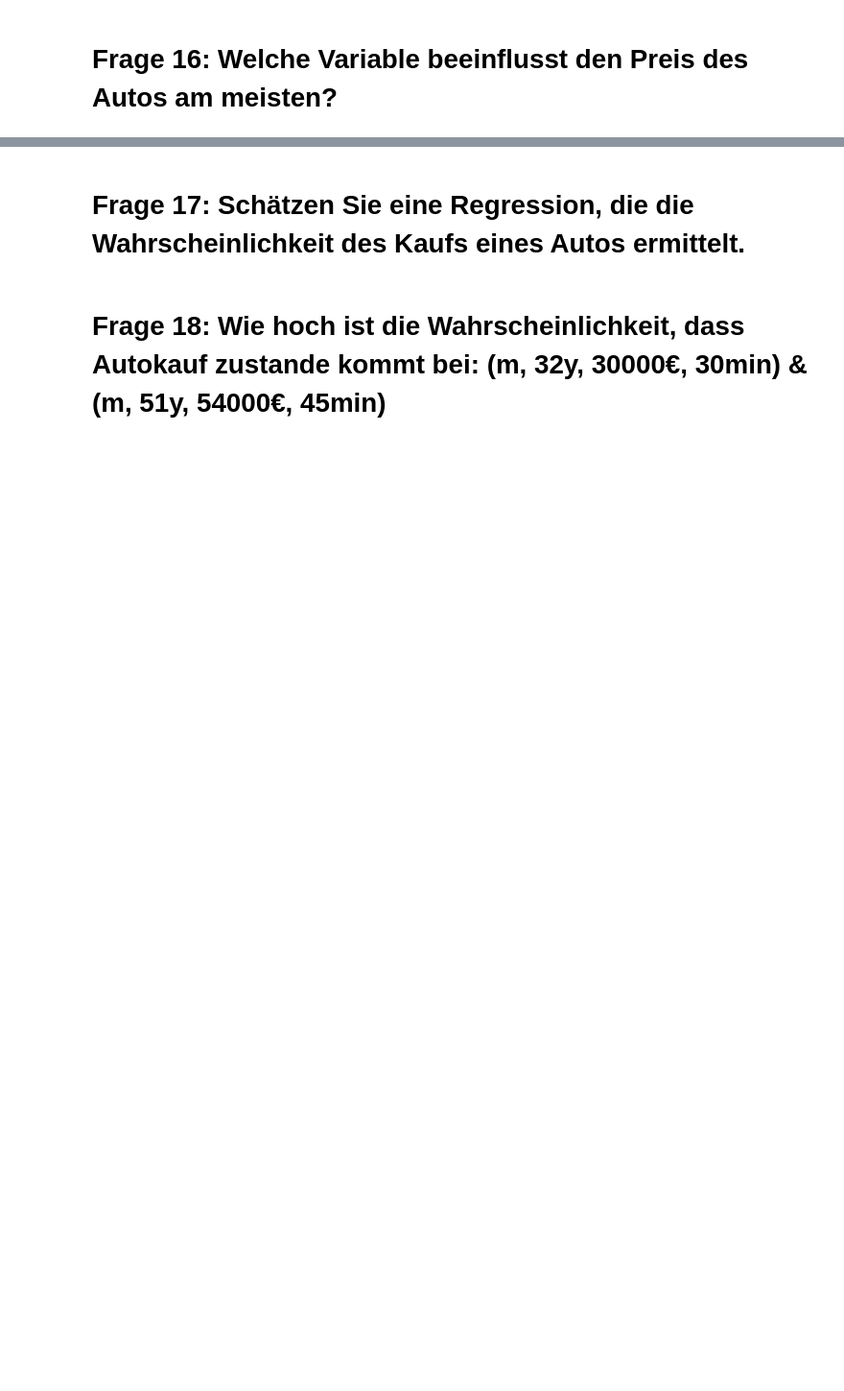
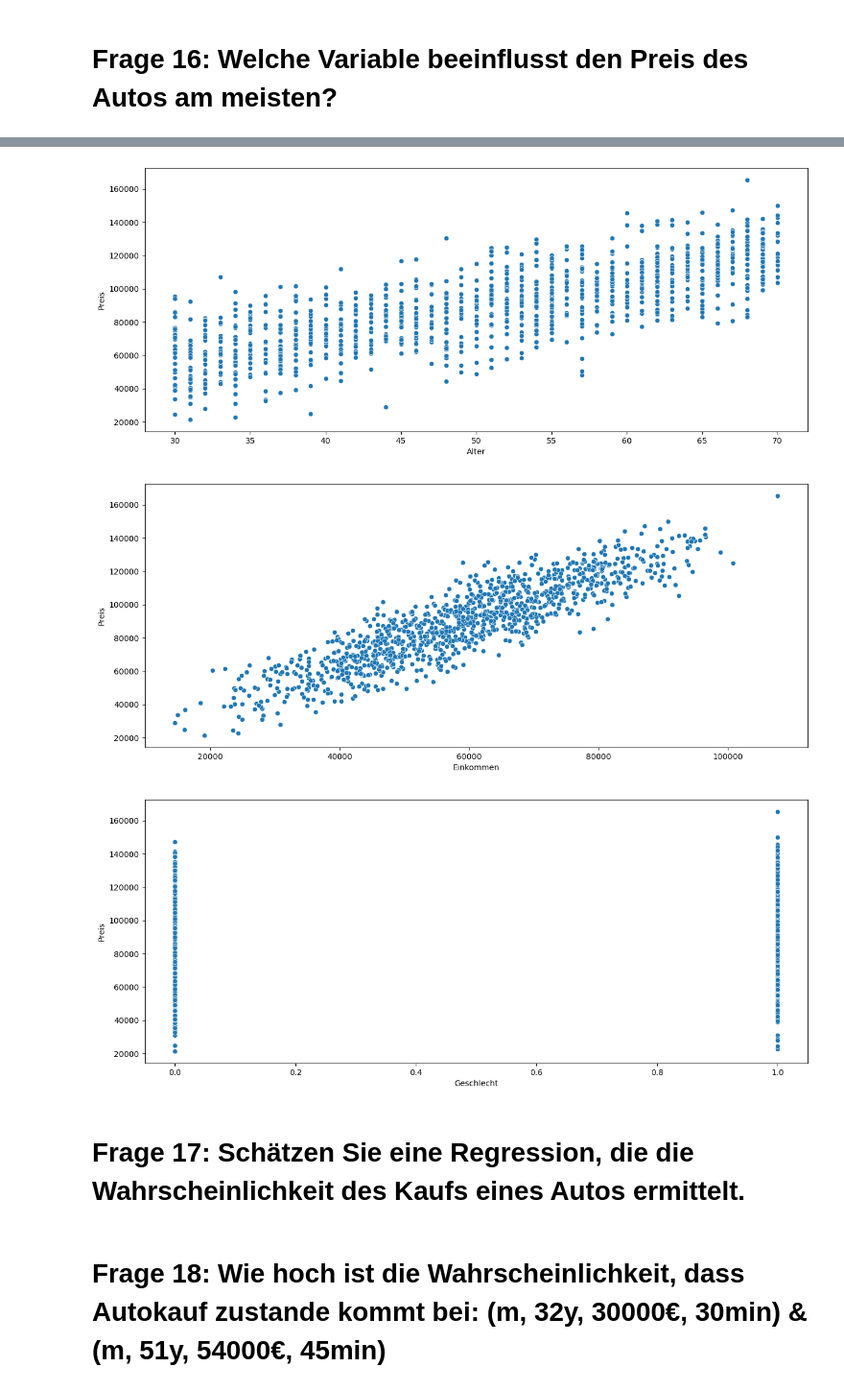
Before and after one commit to Dennis130301/final_projectWS23_Group1, a Jupyter notebook: Projekt_Gruppe1.ipynb, the cells around one changed output, grey strips where cells are left out. Shown: that part at 96% size. Saved outputs shown, nothing was run; the diff lists cells and outputs as text; code cells hidden in the pictures; blank space fills up the shorter version.

```diff
--- a/Projekt_Gruppe1.ipynb
+++ b/Projekt_Gruppe1.ipynb
@@ -685,3 +787,12 @@ merged_df.loc[merged_df["Einkommen"] > merged_df["Preis"]]
+# %%
+for i in ["Alter", "Einkommen", "Geschlecht"]:
+    plt.figure(figsize=(15,6)),
+    sns.scatterplot(data=df_1,y = "Preis", x = i)
+    plt.show()
+# %% [output]
+[figure, added]
+[figure, added]
+[figure, added]
 # %% [markdown]
 # Frage 17: Schätzen Sie eine Regression, die die Wahrscheinlichkeit des Kaufs eines Autos ermittelt.
 # %% [markdown]
```
Also changed, not shown: parts of 26 cells of this notebook, 7 other files.
